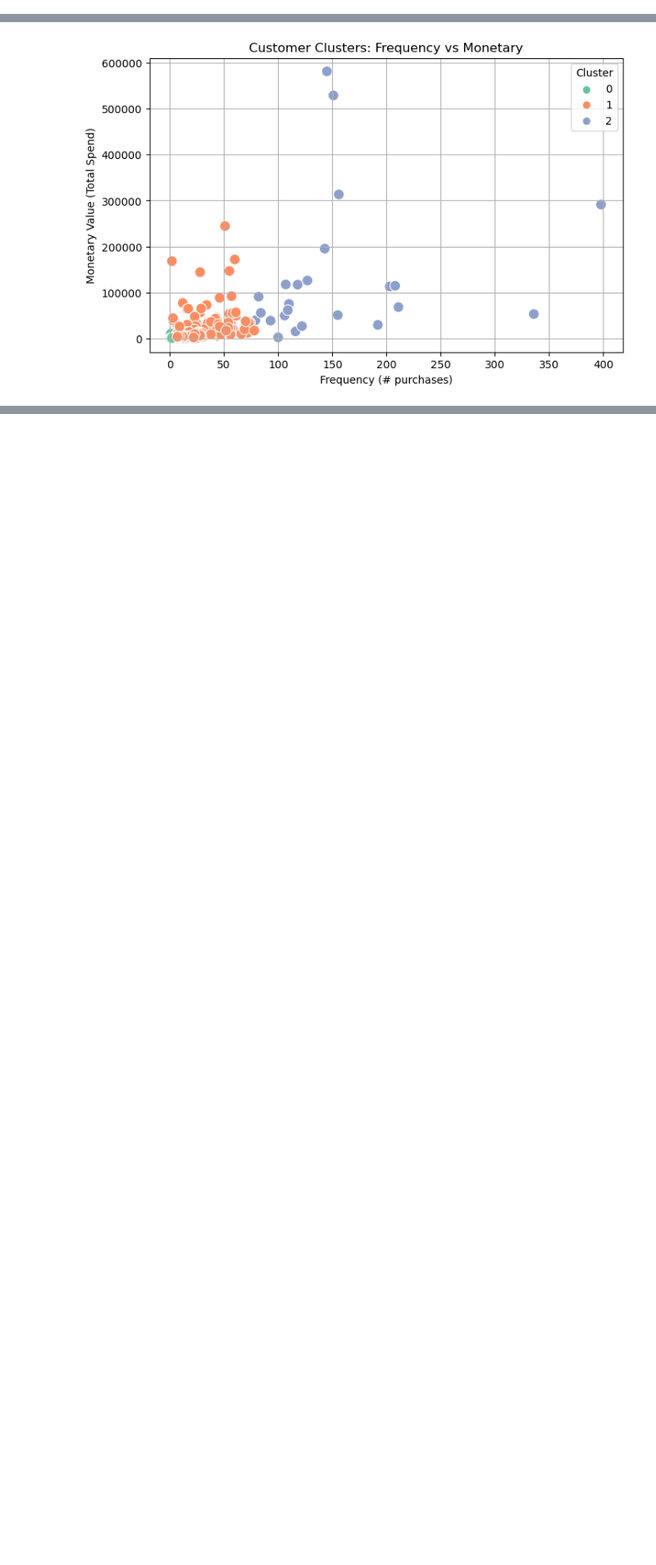
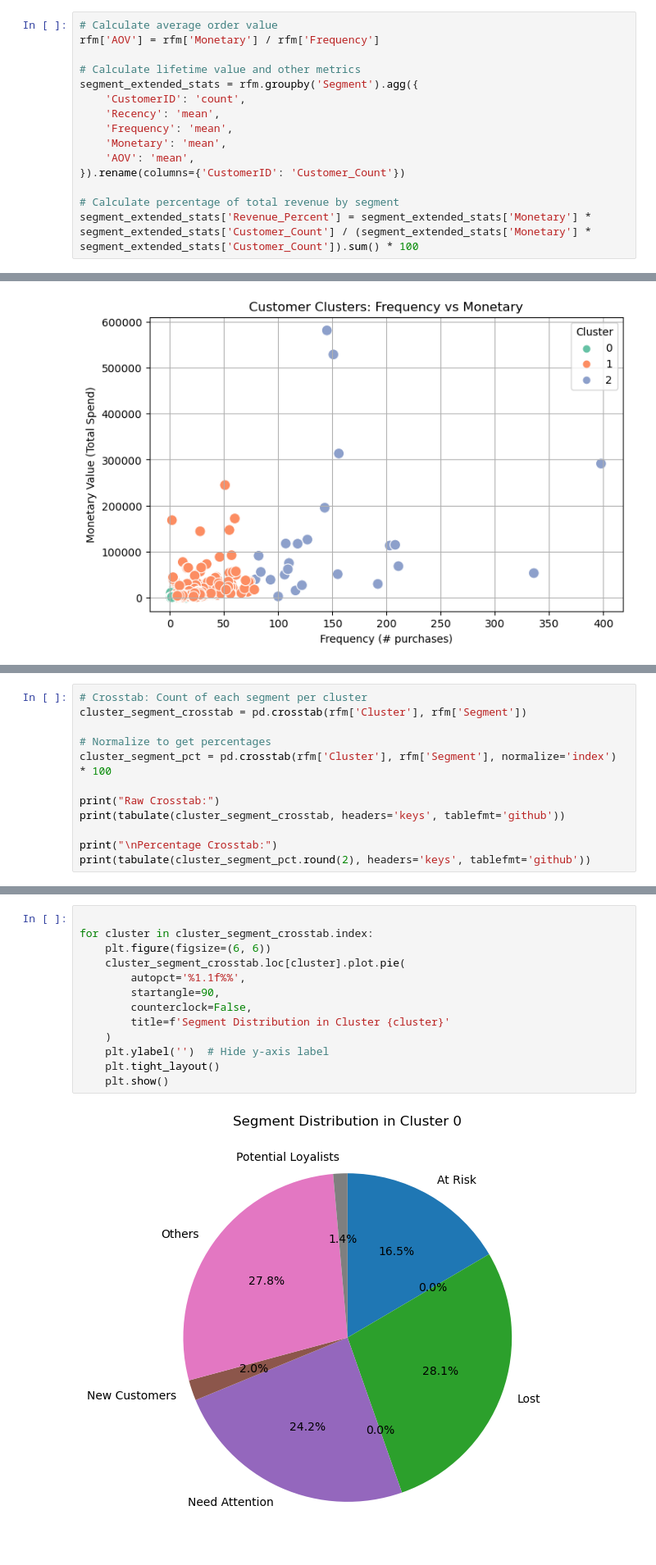
Before and after one commit to Daniel-Muruthi/customer-segmentation, a Jupyter notebook: index.ipynb, the cells around one changed output, grey strips where cells are left out. Shown at 82% size. Drawn from its saved outputs; the diff is of its cells as text; blank space fills up the shorter version.

```diff
--- a/index.ipynb
+++ b/index.ipynb
@@ -555,0 +566,15 @@ plt.show();
+# %%
+# Calculate average order value
+rfm['AOV'] = rfm['Monetary'] / rfm['Frequency']
+
+# Calculate lifetime value and other metrics
+segment_extended_stats = rfm.groupby('Segment').agg({
+    'CustomerID': 'count',
+    'Recency': 'mean',
+    'Frequency': 'mean',
+    'Monetary': 'mean',
+    'AOV': 'mean',
+}).rename(columns={'CustomerID': 'Customer_Count'})
+
+# Calculate percentage of total revenue by segment
+segment_extended_stats['Revenue_Percent'] = segment_extended_stats['Monetary'] * segment_extended_stats['Customer_Count'] / (segment_extended_stats['Monetary'] * segment_extended_stats['Customer_Count']).sum() * 100
@@ -722,0 +848,12 @@ print(rfm[['CustomerID', 'Segment', 'Cluster']].head())
+# %%
+# Crosstab: Count of each segment per cluster
+cluster_segment_crosstab = pd.crosstab(rfm['Cluster'], rfm['Segment'])
+
+# Normalize to get percentages
+cluster_segment_pct = pd.crosstab(rfm['Cluster'], rfm['Segment'], normalize='index') * 100
+
+print("Raw Crosstab:")
+print(tabulate(cluster_segment_crosstab, headers='keys', tablefmt='github'))
+
+print("\nPercentage Crosstab:")
+print(tabulate(cluster_segment_pct.round(2), headers='keys', tablefmt='github'))
@@ -722,0 +874,15 @@ print(rfm[['CustomerID', 'Segment', 'Cluster']].head())
+# %%
+
+for cluster in cluster_segment_crosstab.index:
+    plt.figure(figsize=(6, 6))
+    cluster_segment_crosstab.loc[cluster].plot.pie(
+        autopct='%1.1f%%',
+        startangle=90,
+        counterclock=False,
+        title=f'Segment Distribution in Cluster {cluster}'
+    )
+    plt.ylabel('')  # Hide y-axis label
+    plt.tight_layout()
+    plt.show()
+# %% [output]
+[figure, added]
```
Also changed, not shown: parts of 34 cells of this notebook.
